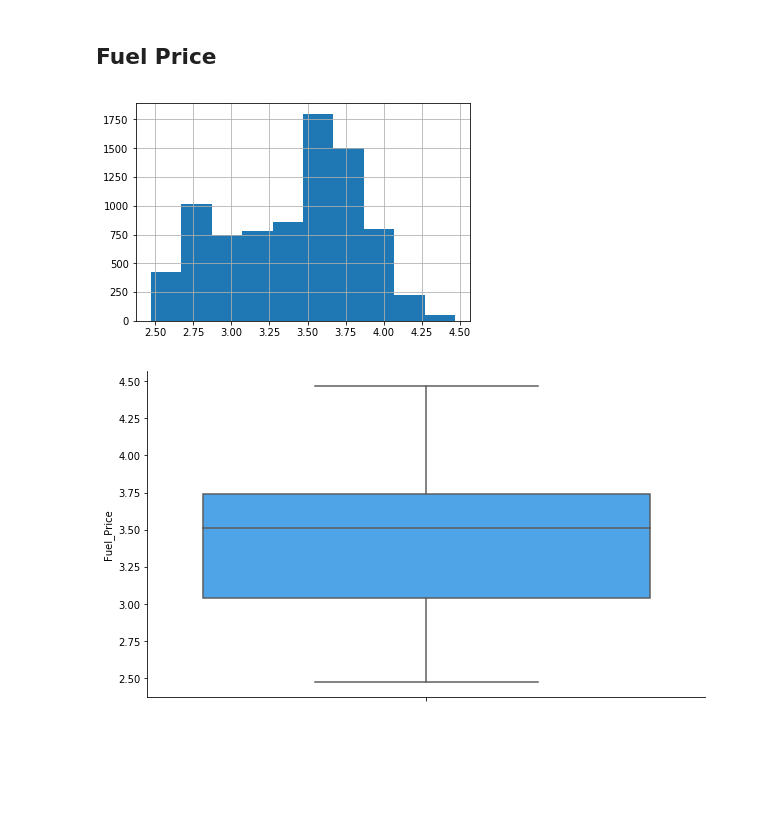
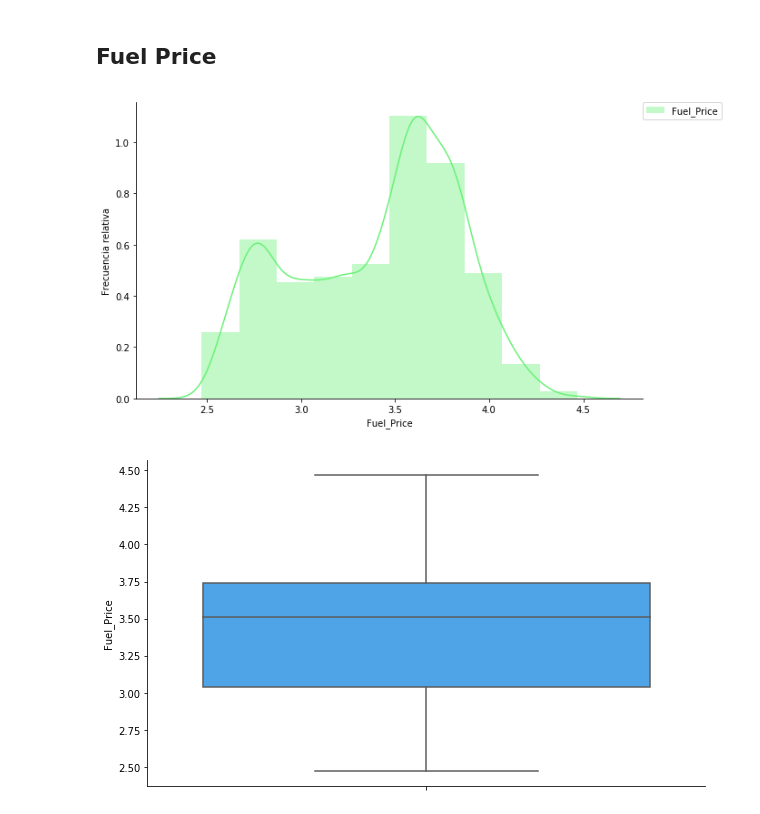
Before and after one commit to dbourdin/diplodatos-mentorias, a Jupyter notebook: analisis-y-visualizacion/retail_data_analytics.ipynb, the cells around one changed output. Cells and saved outputs as stored; diff of their text form; code cells hidden in the pictures; blank space fills up the shorter version.

```diff
--- a/analisis-y-visualizacion/retail_data_analytics.ipynb
+++ b/analisis-y-visualizacion/retail_data_analytics.ipynb
@@ -533,10 +537,14 @@ seaborn.despine()
 Analisis outliers Fuel_price: El precio del petroleo se mueve dentro de un rango acotado y no presenta valores atipicos
 # %% [markdown]
 ## Fuel Price
-# %%
-features.Fuel_Price.hist();
-# %% [output]
-[figure, removed]
+# %%
+plt.figure(figsize=(10,6))
+seaborn.distplot(features['Fuel_Price'].dropna(), bins=10, color='#6BF178', label='Fuel_Price')
+plt.legend(bbox_to_anchor=(1, 1), loc=2, borderaxespad=0.)
+plt.ylabel('Frecuencia relativa')
+seaborn.despine()
+# %% [output]
+[figure, added]
 # %%
 plt.figure(figsize=(10,6))
 seaborn.boxplot(data=features,
```
Also changed, not shown: parts of 15 cells of this notebook.
